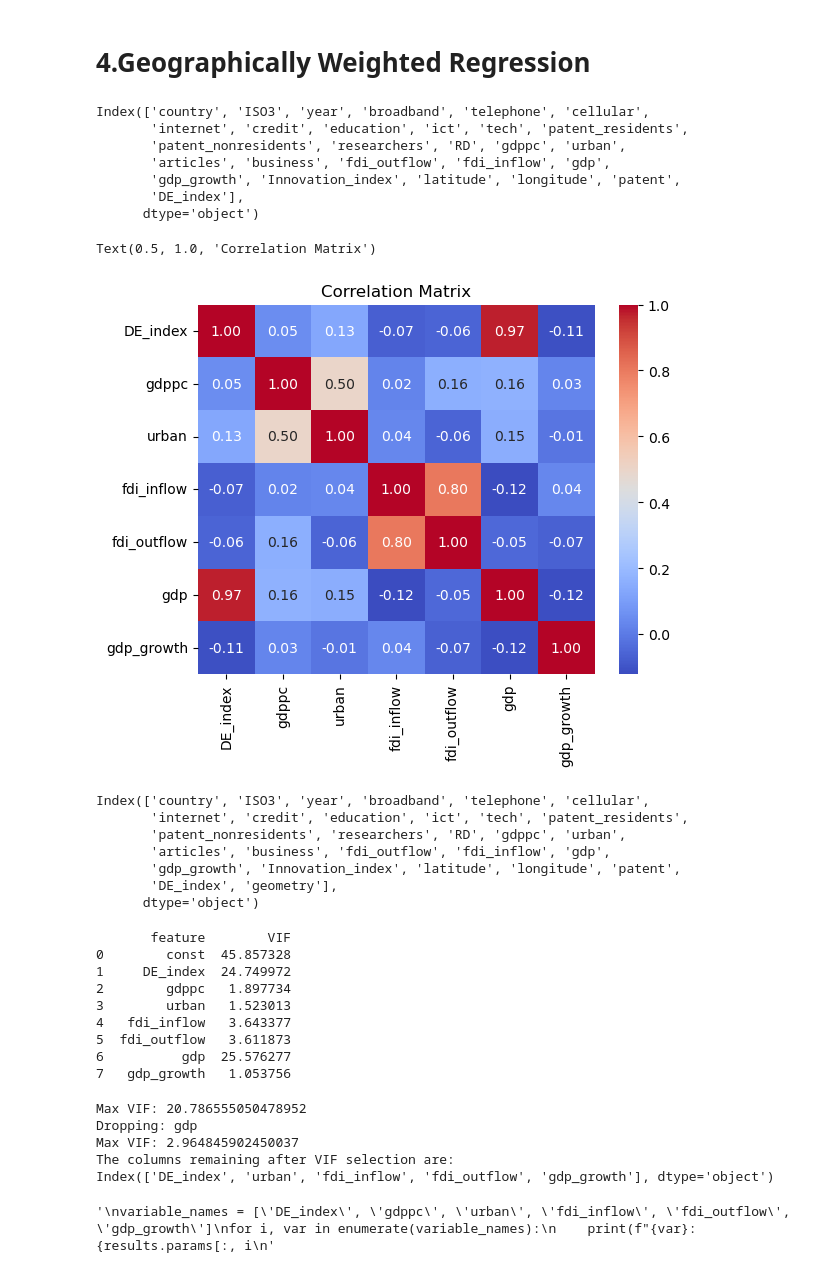
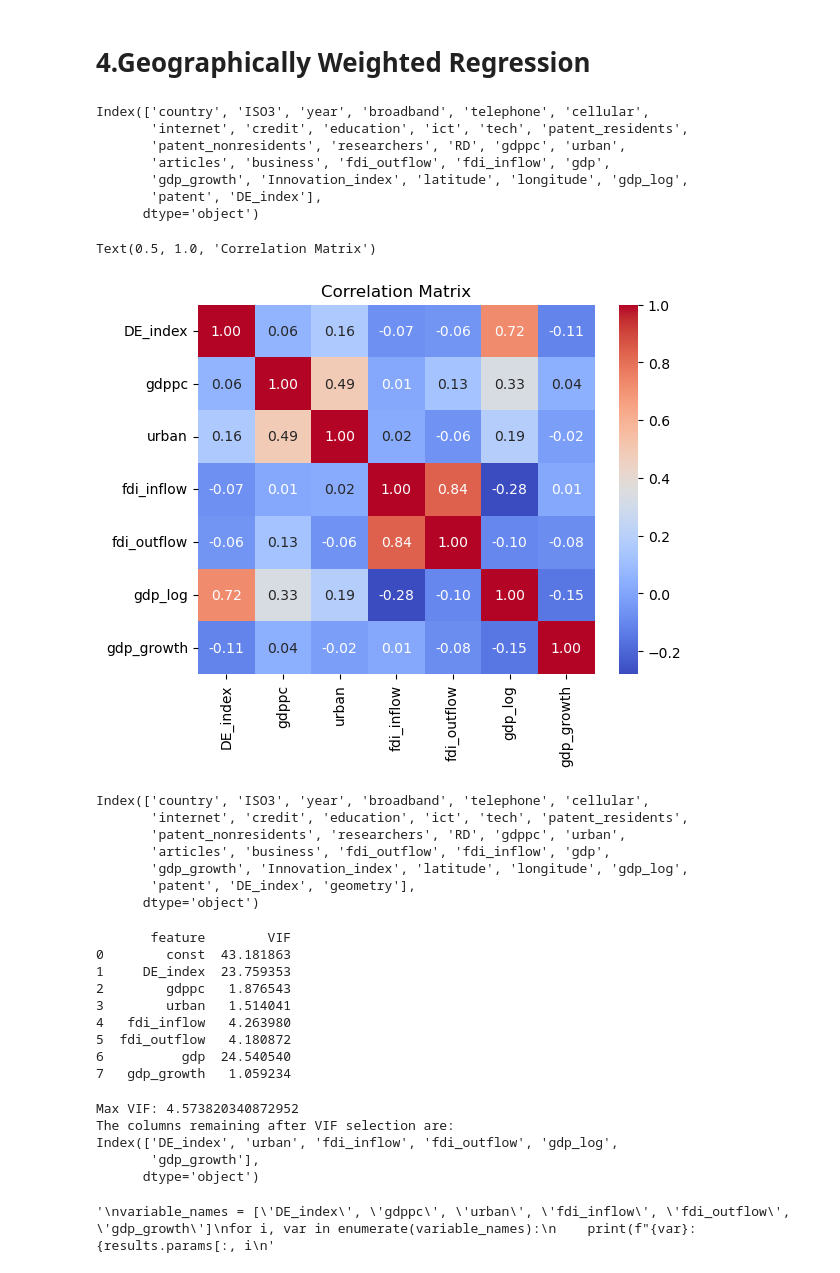
Before and after one commit to HumphreyHZ/CASA0004, a Jupyter notebook: Code.ipynb, the cells around one changed output. Drawn from its saved outputs; the diff is of its cells as text; code cells hidden in the pictures.

```diff
--- a/Code.ipynb
+++ b/Code.ipynb
@@ -50,6 +53,8 @@ data.replace('..', np.nan, inplace=True)
 # Drop rows with any NaN values
 data.dropna(inplace=True)
 
+data['gdp_log'] = np.log(data['gdp'])
+
 # Display the first few rows of the cleaned data
 data.head(30)
 # %% [output]
@@ -230,8 +235,8 @@ Index(['country', 'ISO3', 'year', 'broadband', 'telephone', 'cellular',
        'internet', 'credit', 'education', 'ict', 'tech', 'patent_residents',
        'patent_nonresidents', 'researchers', 'RD', 'gdppc', 'urban',
        'articles', 'business', 'fdi_outflow', 'fdi_inflow', 'gdp',
-       'gdp_growth', 'Innovation_index', 'latitude', 'longitude', 'patent',
-       'DE_index'],
+       'gdp_growth', 'Innovation_index', 'latitude', 'longitude', 'gdp_log',
+       'patent', 'DE_index'],
       dtype='object')
 # %%
 # Dynamically patch numpy deprecations in spglm
@@ -252,19 +257,19 @@ if missing_columns:
     raise KeyError(f"{missing_columns} not in index")
 # %%
 # Select only the columns of interest for the correlation matrix
-cols_of_interest = ['DE_index', 'gdppc', 'urban', 'fdi_inflow', 'fdi_outflow', 'gdp', 'gdp_growth']
+cols_of_interest = ['DE_index', 'gdppc', 'urban', 'fdi_inflow', 'fdi_outflow', 'gdp_log', 'gdp_growth']
 sci_selected = data[cols_of_interest]
 
 
 sns.heatmap(sci_selected.corr(numeric_only=True), # plot a correlation matrix
             annot=True, # show the correlation values on the plot
             fmt=".2f", # set the format of the correlation values to be two decimal places
             cmap='coolwarm') # set the color palette to be coolwarm (blue for negative correlations, red for positive correlations)
 
 plt.title('Correlation Matrix') # add a title
 # %% [output]
 Text(0.5, 1.0, 'Correlation Matrix')
-[figure, old version]
+[figure, new version]
 # %%
 # Create GeoDataFrame
 gdf = gpd.GeoDataFrame(data.copy(), geometry=gpd.points_from_xy(data.longitude, data.latitude))
@@ -275,8 +280,8 @@ Index(['country', 'ISO3', 'year', 'broadband', 'telephone', 'cellular',
        'internet', 'credit', 'education', 'ict', 'tech', 'patent_residents',
        'patent_nonresidents', 'researchers', 'RD', 'gdppc', 'urban',
        'articles', 'business', 'fdi_outflow', 'fdi_inflow', 'gdp',
-       'gdp_growth', 'Innovation_index', 'latitude', 'longitude', 'patent',
-       'DE_index', 'geometry'],
+       'gdp_growth', 'Innovation_index', 'latitude', 'longitude', 'gdp_log',
+       'patent', 'DE_index', 'geometry'],
       dtype='object')
 # %%
 # Clean data: Remove rows with inf or NaN values
@@ -291,14 +296,14 @@ vif_data['VIF'] = [variance_inflation_factor(X.values, i) for i in range(X.shape
 print(vif_data)
 # %% [output]
        feature        VIF
-0        const  45.857328
-1     DE_index  24.749972
-2        gdppc   1.897734
-3        urban   1.523013
-4   fdi_inflow   3.643377
-5  fdi_outflow   3.611873
-6          gdp  25.576277
-7   gdp_growth   1.053756
+0        const  43.181863
+1     DE_index  23.759353
+2        gdppc   1.876543
+3        urban   1.514041
+4   fdi_inflow   4.263980
+5  fdi_outflow   4.180872
+6          gdp  24.540540
+7   gdp_growth   1.059234
 # %%
 def drop_column_using_vif_(df, list_var_not_to_remove=None, thresh=5):
     '''
@@ -339,17 +344,17 @@ def drop_column_using_vif_(df, list_var_not_to_remove=None, thresh=5):
 
     return df
 # %%
-ind_vars= ['DE_index', 'urban', 'fdi_inflow', 'fdi_outflow', 'gdp', 'gdp_growth']
+ind_vars= ['DE_index', 'urban', 'fdi_inflow', 'fdi_outflow', 'gdp_log', 'gdp_growth']
 
 vif = drop_column_using_vif_(gdf[ind_vars], thresh=10)
 print("The columns remaining after VIF selection are:")
 print(vif.columns)
 # %% [output]
-Max VIF: 20.786555050478952
-Dropping: gdp
-Max VIF: 2.964845902450037
+Max VIF: 4.573820340872952
 The columns remaining after VIF selection are:
-Index(['DE_index', 'urban', 'fdi_inflow', 'fdi_outflow', 'gdp_growth'], dtype='object')
+Index(['DE_index', 'urban', 'fdi_inflow', 'fdi_outflow', 'gdp_log',
+       'gdp_growth'],
+      dtype='object')
 # %%
 '''
 variable_names = ['DE_index', 'gdppc', 'urban', 'fdi_inflow', 'fdi_outflow', 'gdp_growth']
```
Also changed, not shown: parts of 51 cells of this notebook.
